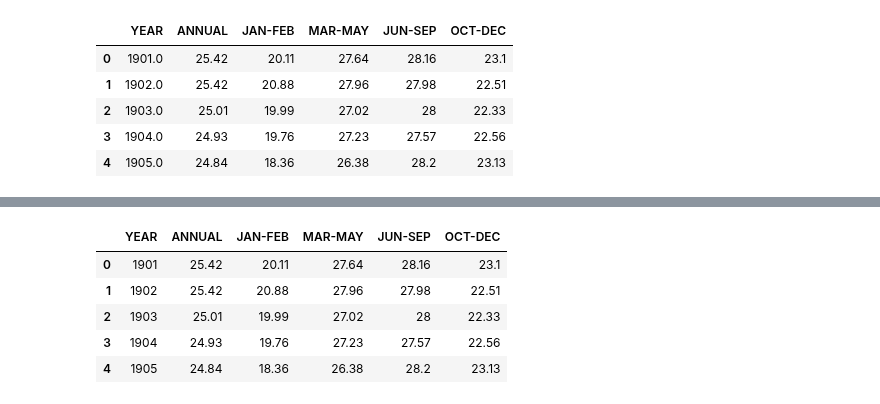
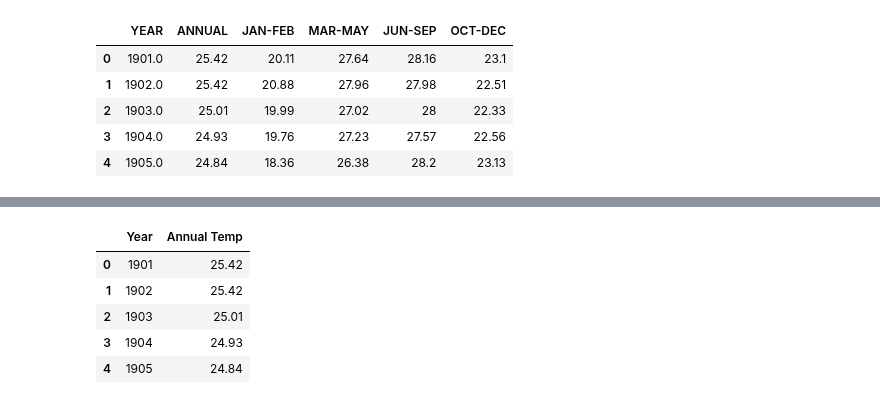
Before and after one commit to falconpunch082/da_bc-proj1, a Jupyter notebook: temperature_analysis.ipynb, the cells around one changed output, grey strips where cells are left out. Drawn from its saved outputs; the diff is of its cells as text; code cells hidden in the pictures.

```diff
--- a/temperature_analysis.ipynb
+++ b/temperature_analysis.ipynb
@@ -67,14 +123,19 @@ temp.head()
 # %%
-# Converting temp['YEAR'] into int to match crop['Crop_Year']
-temp = temp.fillna(value=0)
-temp['YEAR'] = temp['YEAR'].astype(int)
+# Only taking annual temperature
+temp_a = temp[['YEAR', 'ANNUAL']]
+
+# Converting temp['YEAR'] into int to match crop_cleaned['Year']
+temp_a = temp_a.fillna(value=0)
+temp_a['YEAR'] = temp_a['YEAR'].astype(int)
+
+temp_a = temp_a.rename({'YEAR': 'Year','ANNUAL': 'Annual Temp'}, axis='columns')
 
 # Previewing temp DataFrame to see if change has occured
-temp.head()
+temp_a.head()
 # %% [output]
-|  | YEAR | ANNUAL | JAN-FEB | MAR-MAY | JUN-SEP | OCT-DEC |
-| 0 | 1901 | 25.42 | 20.11 | 27.64 | 28.16 | 23.1 |
-| 1 | 1902 | 25.42 | 20.88 | 27.96 | 27.98 | 22.51 |
-| 2 | 1903 | 25.01 | 19.99 | 27.02 | 28 | 22.33 |
-| 3 | 1904 | 24.93 | 19.76 | 27.23 | 27.57 | 22.56 |
-| 4 | 1905 | 24.84 | 18.36 | 26.38 | 28.2 | 23.13 |
+|  | Year | Annual Temp |
+| 0 | 1901 | 25.42 |
+| 1 | 1902 | 25.42 |
+| 2 | 1903 | 25.01 |
+| 3 | 1904 | 24.93 |
+| 4 | 1905 | 24.84 |
```
Also changed, not shown: parts of 12 cells of this notebook.
